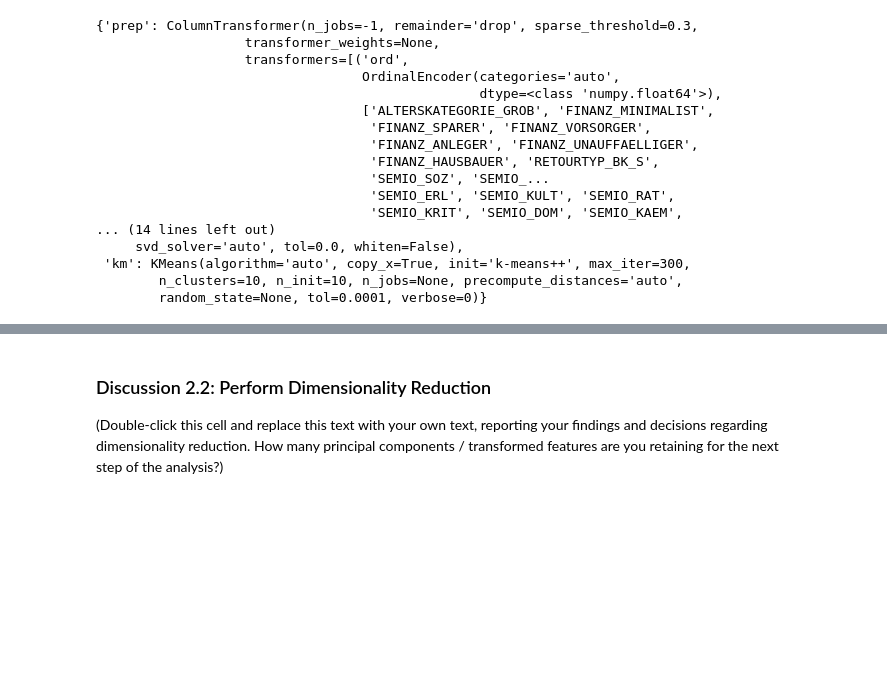
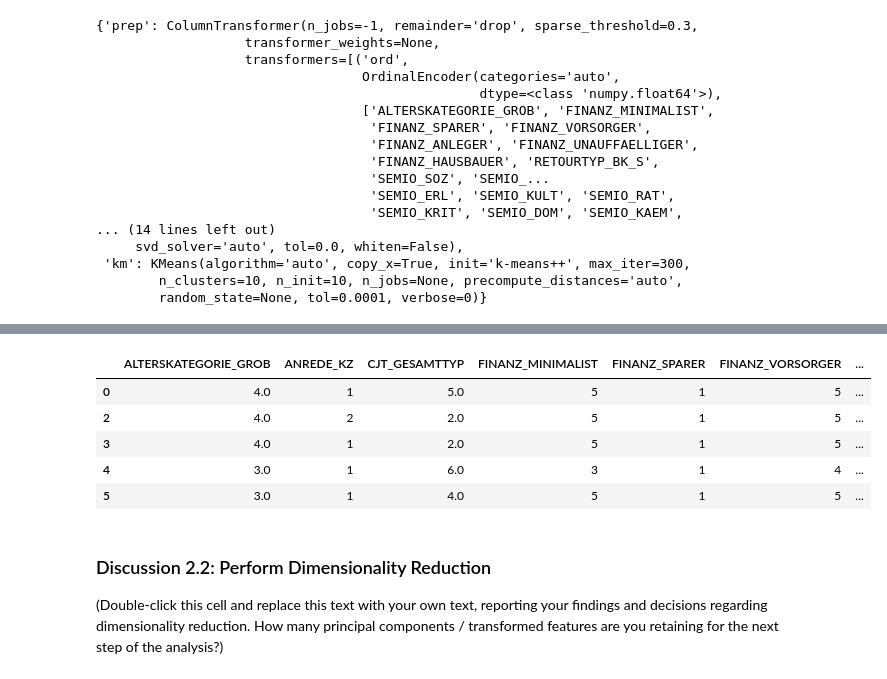
Before and after one commit to jmnickerson05/udacity_identify_customer_segments, a Jupyter notebook: Identify_Customer_Segments.ipynb, the cells around one changed output, grey strips where cells are left out. Drawn from its saved outputs; the diff is of its cells as text; code cells hidden in the pictures; blank space fills up the shorter version.

```diff
--- a/Identify_Customer_Segments.ipynb
+++ b/Identify_Customer_Segments.ipynb
@@ -369,12 +303,13 @@ For categorical data, you would ordinarily need to encode the levels as dummy va
 # %%
 # azdias.to_pickle('azdias.pkl')
 # azdias2.to_pickle('azdias2.pkl')
-# azdias = pd.read_pickle('azdias.pkl')
+azdias = pd.read_pickle('azdias.pkl')
 # azdias2 = pd.read_pickle('azdias2.pkl')
 # %%
 %%time
 # Assess categorical variables: which are binary, which are multi-level, and
 # which one needs to be re-encoded?
+# Re-encode categorical variable(s) to be kept in the analysis.
 'Categorical (Binary too), and Ordinal features need to be re-encoded'
 
 # https://towardsdatascience.com/using-columntransformer-to-combine-data-processing-steps-af383f7d5260
@@ -386,13 +321,11 @@ import sys, traceback
 
 type_lookup = {f.attribute: f.type for f in feat_info[['attribute', 'type']].itertuples()}
 
-azdias2 = azdias.copy().dropna()
-azdias2 = azdias2._to_pandas()
+azdias = azdias.dropna()._to_pandas() #TODO -- Replace to_pandas()
 
-# define transformers
 cols_by_type = lambda x: [c for
                       c in feat_info[feat_info.type == x].attribute.tolist()
-                      if c in list(azdias2)]
+                      if c in list(azdias)]
 
 nums, ordinal = cols_by_type('numerical'), cols_by_type('ordinal')
 
@@ -405,5 +338,20 @@ col_transformer = ColumnTransformer(
                     remainder='drop',
                     n_jobs=-1)
 
-col_transformer.fit_transform(azdias2)
+# %%time
+# # https://machinelearningmastery.com/columntransformer-for-numerical-and-categorical-data/
+# # https://realpython.com/k-means-clustering-python/
+# from sklearn.cluster import KMeans
+# from sklearn.metrics import silhouette_score
+
+# km = KMeans(
+#     init="random",
+#     n_clusters=3,
+#     n_init=10,
+#     max_iter=300,
+#     random_state=42
+# )
+
+# pipeline = Pipeline(steps=[('prep',col_transformer), ('km', km)])
+# pipeline.fit(azdias)
 # %% [output]
@@ -631,10 +592,11 @@ On your scaled data, you are now ready to apply dimensionality reduction techniq
 %%time
 from sklearn.decomposition import PCA
 
-# cust_df = cust_df._to_pandas()
-# cust_df = cust_df.dropna()
+cust_df = cust_df._to_pandas()
+cust_df = cust_df.dropna()
 
 # Adapted from -- https://scikit-learn.org/stable/tutorial/statistical_inference/putting_together.html
+from sklearn.cluster import KMeans
 from sklearn.model_selection import GridSearchCV
 km = KMeans()
 pca = PCA()
@@ -694,2 +661,7 @@ search.best_estimator_.named_steps
 # %%
+%%time
 # Re-apply PCA to the data while selecting for number of components to retain.
+pca = PCA(n_components=5)
+km = KMeans(n_clusters=10)
+preds = pipe.fit_predict(cust_df)
+cust_df['CLUSTERS'] = preds
@@ -696,3 +671,12 @@ search.best_estimator_.named_steps
+# %%
+cust_df.head()
+# %% [output]
+|  | ALTERSKATEGORIE_GROB | ANREDE_KZ | CJT_GESAMTTYP | FINANZ_MINIMALIST | FINANZ_SPARER | FINANZ_VORSORGER | ... |
+| 0 | 4.0 | 1 | 5.0 | 5 | 1 | 5 | ... |
+| 2 | 4.0 | 2 | 2.0 | 5 | 1 | 5 | ... |
+| 3 | 4.0 | 1 | 2.0 | 5 | 1 | 5 | ... |
+| 4 | 3.0 | 1 | 6.0 | 3 | 1 | 4 | ... |
+| 5 | 3.0 | 1 | 4.0 | 5 | 1 | 5 | ... |
 # %% [markdown]
 ### Discussion 2.2: Perform Dimensionality Reduction
 
```
Also changed, not shown: parts of 37 cells of this notebook, 1 other file.
